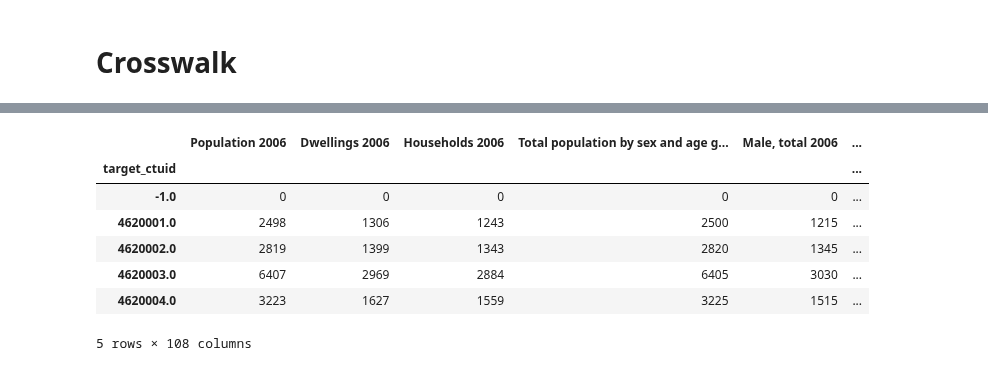
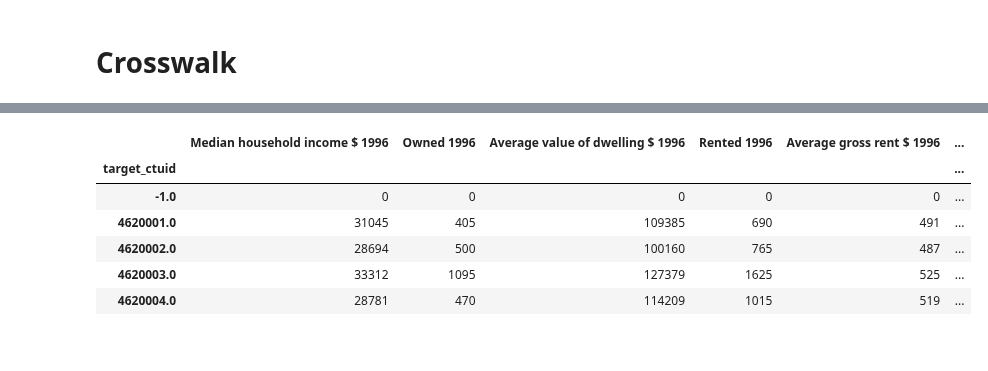
Before and after one commit to emilienuy/degentrifAI, a Jupyter notebook: DataCleaning/Standardized_Census.ipynb, the cells around one changed output, grey strips where cells are left out. Drawn from its saved outputs; the diff is of its cells as text; code cells hidden in the pictures.

Commit message:
Added 1996 columns needed for Ding Gentrified 2001 calculation

```diff
--- a/DataCleaning/Standardized_Census.ipynb
+++ b/DataCleaning/Standardized_Census.ipynb
@@ -10,12 +10,12 @@ Drive already mounted at /content/drive; to attempt to forcibly remount, call dr
 import numpy as np
 
 # the apportionment table
-crosswalk_csv = '/content/drive/MyDrive/GentrificAItion/Montreal_data_from_census/CTs/ct_2006_2021.csv'
+crosswalk_csv = '/content/drive/MyDrive/GentrificAItion/Montreal_data_from_census/CTs/ct_1996_2021.csv'
 
 # the csv with source tract data to apportioned
-# data_csv = '/content/drive/MyDrive/GentrificAItion/Montreal_data_from_census/Cleaned_Census_Data/2001_emilie_v1.csv'
-census_2006_v1 = '/content/drive/MyDrive/GentrificAItion/Montreal_data_from_census/Cleaned_Census_Data/2006_emily_v2.csv'
-census_2006_v2 = '/content/drive/MyDrive/GentrificAItion/Montreal_data_from_census/Cleaned_Census_Data/2006_emilie_v3.csv'
+data_csv = '/content/drive/MyDrive/GentrificAItion/Montreal_data_from_census/Cleaned_Census_Data/1996_emilie_v1.csv'
+# census_2006_v1 = '/content/drive/MyDrive/GentrificAItion/Montreal_data_from_census/Cleaned_Census_Data/2006_emily_v2.csv'
+# census_2006_v2 = '/content/drive/MyDrive/GentrificAItion/Montreal_data_from_census/Cleaned_Census_Data/2006_emilie_v3.csv'
 # %%
 # JUST FOR 2006
 import pandas as pd
@@ -140,11 +140,13 @@ pprint.pprint(list(df.columns))
 import pandas as pd
 
 # read in the data
-# df = pd.read_csv(data_csv) # UNCOMMENT IF NOT 2006
+df = pd.read_csv(data_csv) # COMMENT IF 2006
 
 # read in crosswalk table
 cw = pd.read_csv(crosswalk_csv)
 
+df.drop(['Unnamed: 0'], axis=1, inplace=True)
+
 import pprint
 pprint.pprint(list(df.columns))
 # %% [output]
@@ -678,3 +673,11 @@ fields = [
+# %%
+fields = ['Median household income $',
+ 'Owned',
+ 'Average value of dwelling $',
+ 'Rented',
+ 'Average gross rent $',
+ 'Total population 15 years and over by highest level of schooling',
+ "With bachelor's degree or higher"]
 # %% [markdown]
 # Crosswalk
 # %%
@@ -718,20 +709,20 @@ pprint(output_data.columns)
 # %%
 # for 2016
-output_data.columns = [str(col) + ' 2006' for col in output_data.columns]
-
+# output_data.columns = [str(col) + ' 2006' for col in output_data.columns]
+# for 1996
+output_data.columns = [str(col) + ' 1996' for col in output_data.columns]
 
 # output file name
-output_file_name = '/content/drive/MyDrive/GentrificAItion/Montreal_data_from_census/Standardized_Census_Data/2006_census_standardized.csv'
+output_file_name = '/content/drive/MyDrive/GentrificAItion/Montreal_data_from_census/Standardized_Census_Data/1996_census_standardized.csv'
 
 # write to file
 output_data.to_csv(output_file_name)
 output_data.head()
 # %% [output]
-|  | Population 2006 | Dwellings 2006 | Households 2006 | Total population by sex and age g... | Male, total 2006 | ... |
+|  | Median household income $ 1996 | Owned 1996 | Average value of dwelling $ 1996 | Rented 1996 | Average gross rent $ 1996 | ... |
 | target_ctuid |  |  |  |  |  | ... |
 | -1.0 | 0 | 0 | 0 | 0 | 0 | ... |
-| 4620001.0 | 2498 | 1306 | 1243 | 2500 | 1215 | ... |
-| 4620002.0 | 2819 | 1399 | 1343 | 2820 | 1345 | ... |
-| 4620003.0 | 6407 | 2969 | 2884 | 6405 | 3030 | ... |
-| 4620004.0 | 3223 | 1627 | 1559 | 3225 | 1515 | ... |
+| 4620001.0 | 31045 | 405 | 109385 | 690 | 491 | ... |
+| 4620002.0 | 28694 | 500 | 100160 | 765 | 487 | ... |
+| 4620003.0 | 33312 | 1095 | 127379 | 1625 | 525 | ... |
+| 4620004.0 | 28781 | 470 | 114209 | 1015 | 519 | ... |
-5 rows × 108 columns
```
Also changed, not shown: parts of 5 cells of this notebook.
